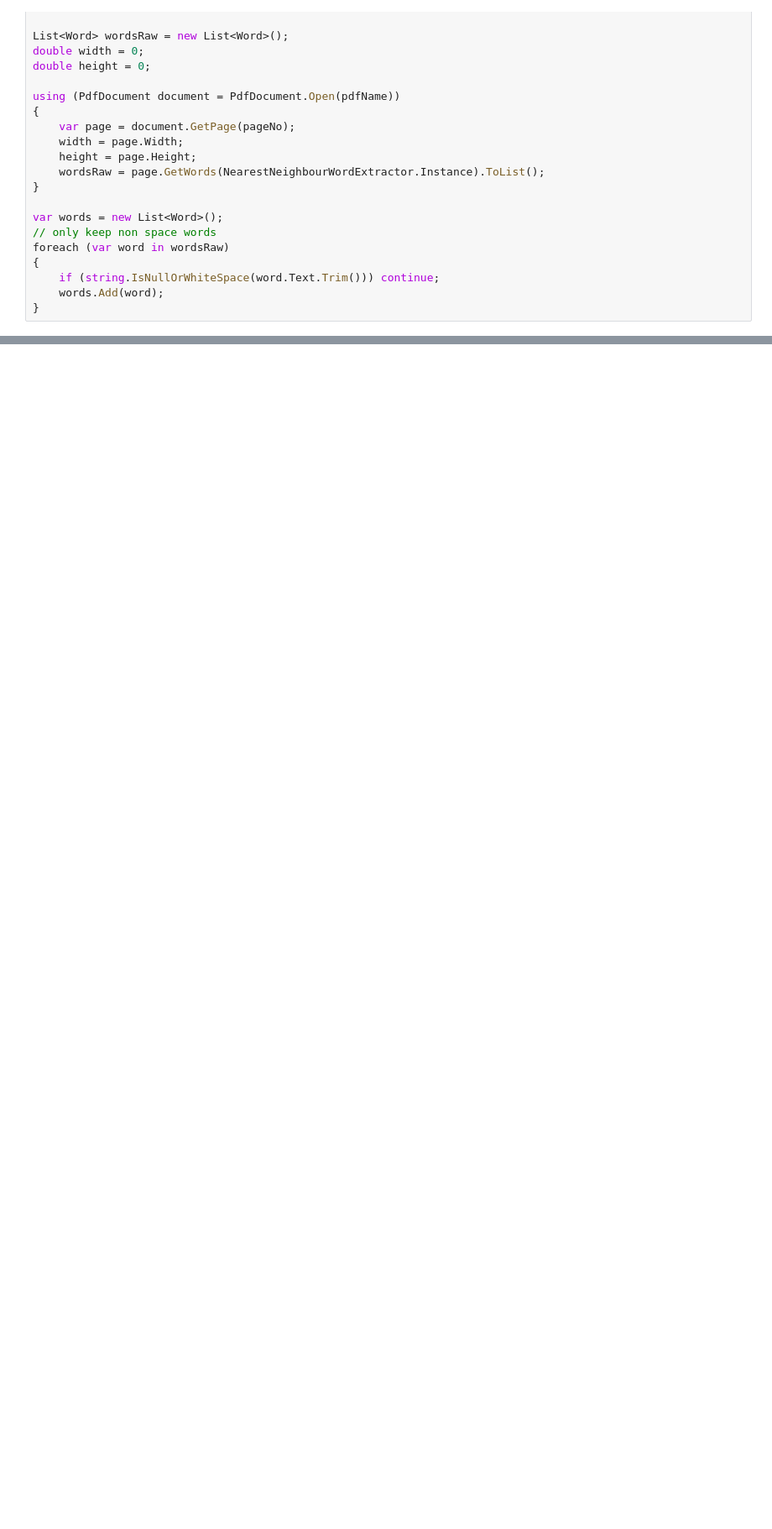
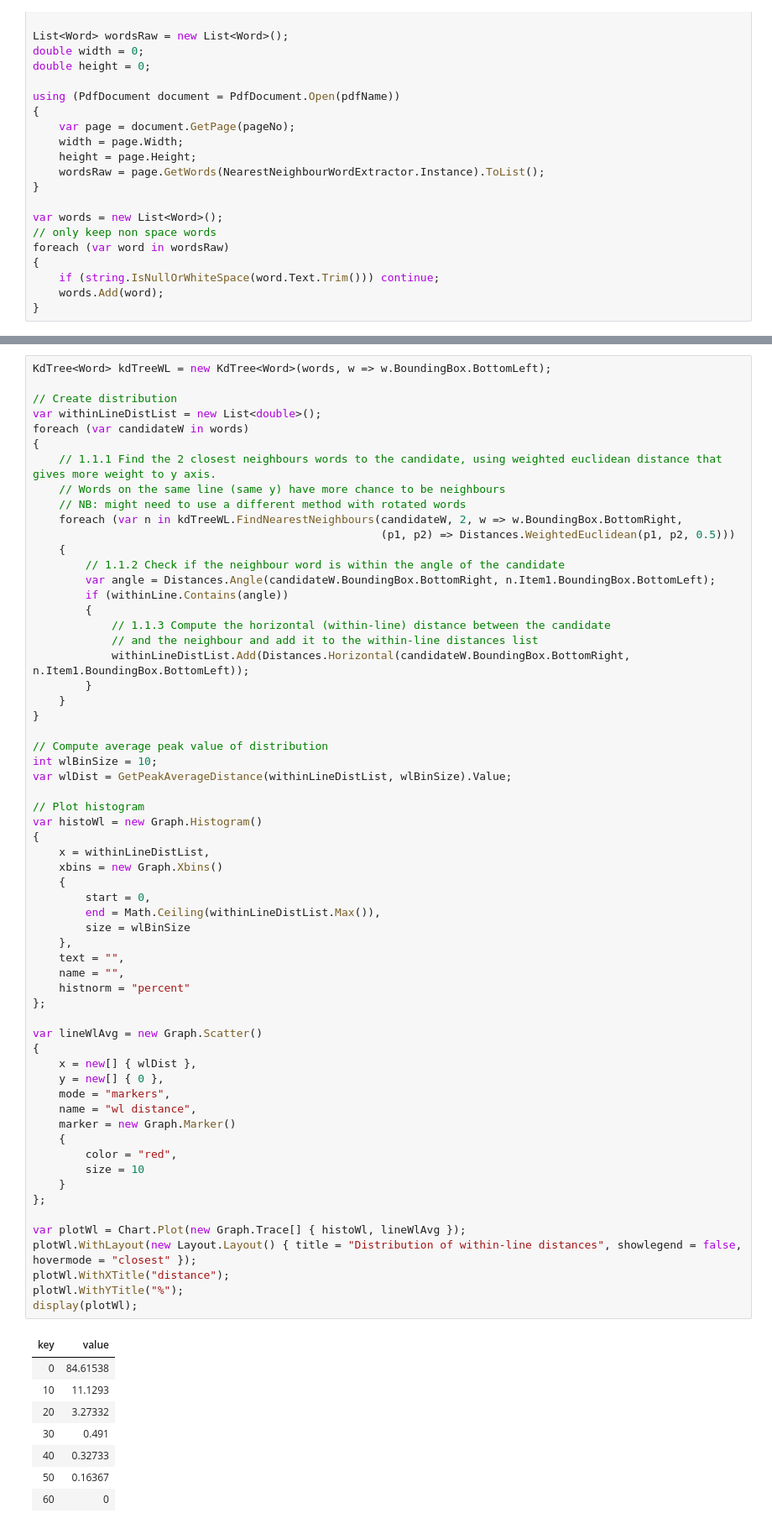
Before and after one commit to BobLd/simple-docstrum, a Jupyter notebook: Simple Docstrum v1.ipynb, the cells around one changed output, grey strips where cells are left out. Shown: that part at 84% size. Drawn from its saved outputs; the diff is of its cells as text; blank space fills up the shorter version.

```diff
--- a/Simple Docstrum v1.ipynb
+++ b/Simple Docstrum v1.ipynb
@@ -57,0 +224,70 @@ foreach (var word in wordsRaw)
+# %%
+KdTree<Word> kdTreeWL = new KdTree<Word>(words, w => w.BoundingBox.BottomLeft);
+
+// Create distribution
+var withinLineDistList = new List<double>();
+foreach (var candidateW in words)
+{
+    // 1.1.1 Find the 2 closest neighbours words to the candidate, using weighted euclidean distance that gives more weight to y axis.
+    // Words on the same line (same y) have more chance to be neighbours
+    // NB: might need to use a different method with rotated words
+    foreach (var n in kdTreeWL.FindNearestNeighbours(candidateW, 2, w => w.BoundingBox.BottomRight,
+                                                     (p1, p2) => Distances.WeightedEuclidean(p1, p2, 0.5)))
+    {
+        // 1.1.2 Check if the neighbour word is within the angle of the candidate
+        var angle = Distances.Angle(candidateW.BoundingBox.BottomRight, n.Item1.BoundingBox.BottomLeft);
+        if (withinLine.Contains(angle))
+        {
+            // 1.1.3 Compute the horizontal (within-line) distance between the candidate
+            // and the neighbour and add it to the within-line distances list
+            withinLineDistList.Add(Distances.Horizontal(candidateW.BoundingBox.BottomRight, n.Item1.BoundingBox.BottomLeft));
+        }
+    }
+}
+
+// Compute average peak value of distribution
+int wlBinSize = 10;
+var wlDist = GetPeakAverageDistance(withinLineDistList, wlBinSize).Value;
+
+// Plot histogram
+var histoWl = new Graph.Histogram()
+{
+    x = withinLineDistList,
+    xbins = new Graph.Xbins()
+    {
+        start = 0,
+        end = Math.Ceiling(withinLineDistList.Max()),
+        size = wlBinSize
+    },
+    text = "",
+    name = "",
+    histnorm = "percent"
+};
+
+var lineWlAvg = new Graph.Scatter()
+{
+    x = new[] { wlDist },
+    y = new[] { 0 },
+    mode = "markers",
+    name = "wl distance",
+    marker = new Graph.Marker()
+    {
+        color = "red",
+        size = 10
+    }
+};
+
+var plotWl = Chart.Plot(new Graph.Trace[] { histoWl, lineWlAvg });
+plotWl.WithLayout(new Layout.Layout() { title = "Distribution of within-line distances", showlegend = false, hovermode = "closest" });
+plotWl.WithXTitle("distance");
+plotWl.WithYTitle("%");
+display(plotWl);
+# %% [output]
+| key | value |
+| 0 | 84.61538 |
+| 10 | 11.1293 |
+| 20 | 3.27332 |
+| 30 | 0.491 |
+| 40 | 0.32733 |
+| 50 | 0.16367 |
+| 60 | 0 |
```
Also changed, not shown: parts of 22 cells of this notebook.
